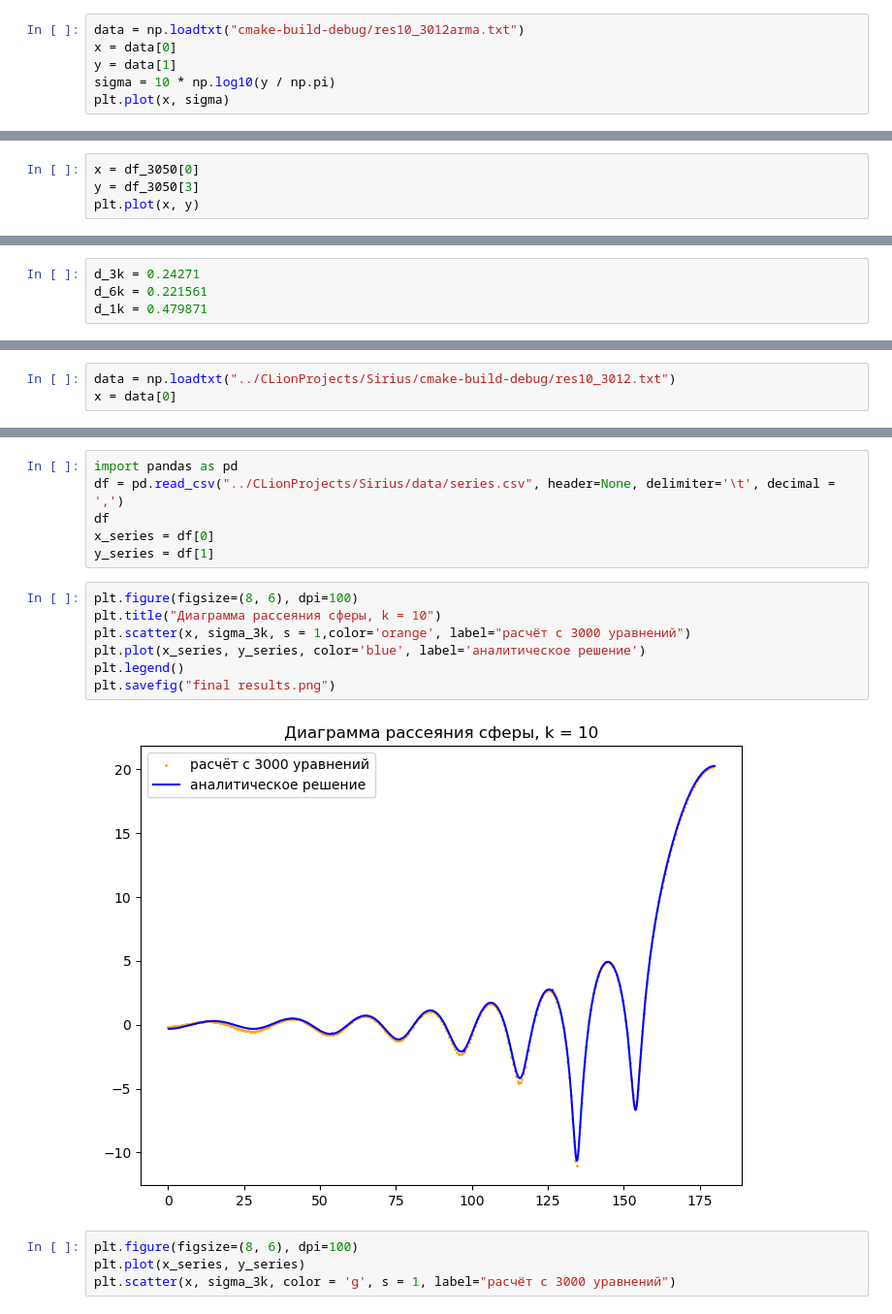
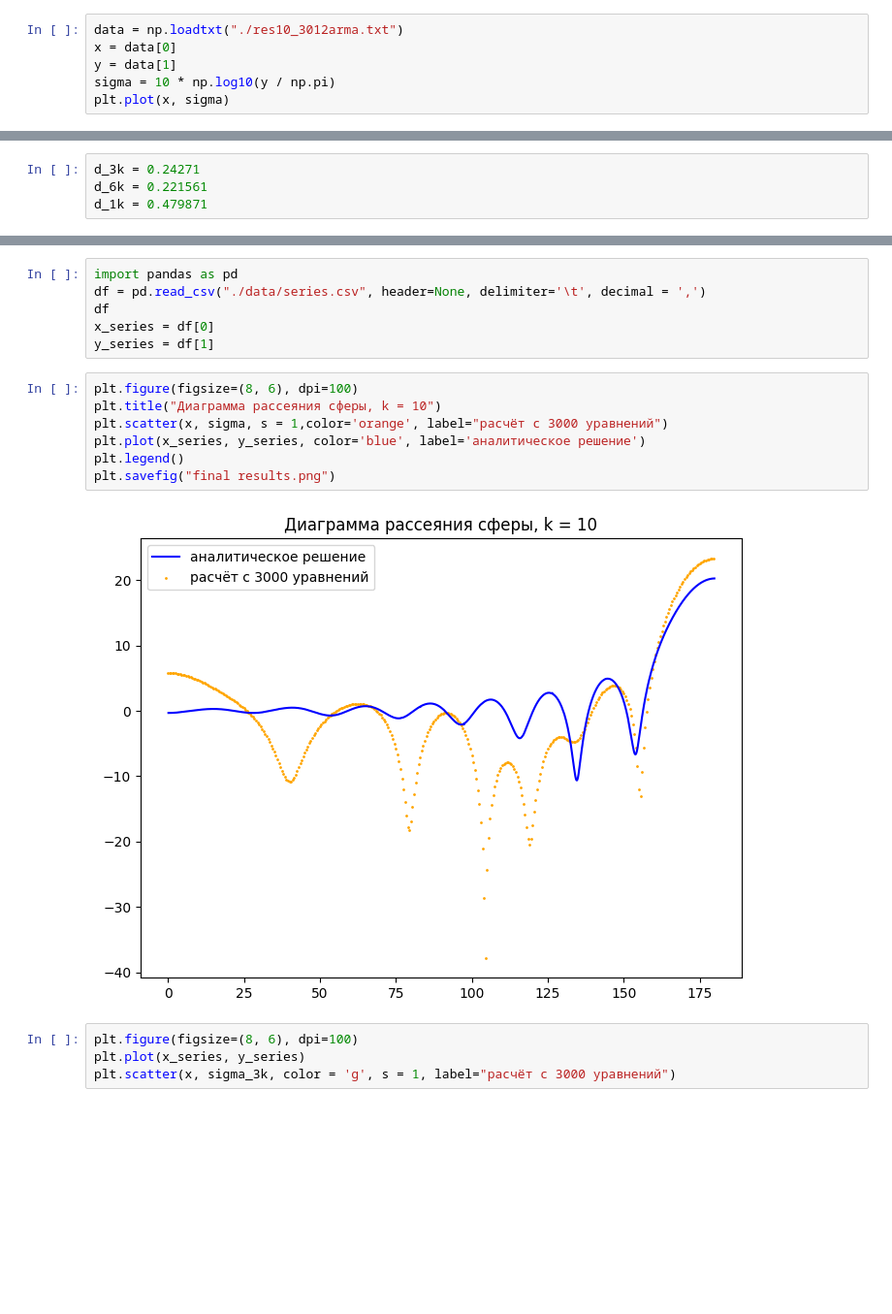
Before and after one commit to vnebelunka/SiriusSam, a Jupyter notebook: plot.ipynb, the cells around one changed output, grey strips where cells are left out. Shown: that part at 97% size. Drawn from its saved outputs; the diff is of its cells as text; blank space fills up the shorter version.

```diff
--- a/plot.ipynb
+++ b/plot.ipynb
@@ -4,7 +4,7 @@ import re
 import matplotlib.pyplot as plt
 import pandas as pd
 # %%
-data = np.loadtxt("cmake-build-debug/res10_3012arma.txt")
+data = np.loadtxt("./res10_3012arma.txt")
 x = data[0]
 y = data[1]
 sigma = 10 * np.log10(y / np.pi)
@@ -15,4 +14,0 @@ plt.plot(x, sigma)
-# %%
-x = df_3050[0]
-y = df_3050[3]
-plt.plot(x, y)
@@ -29,3 +18,0 @@ d_1k = 0.479871
-# %%
-data = np.loadtxt("../CLionProjects/Sirius/cmake-build-debug/res10_3012.txt")
-x = data[0]
@@ -57,18 +19,18 @@ plt.show()
 # %%
 import pandas as pd
-df = pd.read_csv("../CLionProjects/Sirius/data/series.csv", header=None, delimiter='\t', decimal = ',')
+df = pd.read_csv("./data/series.csv", header=None, delimiter='\t', decimal = ',')
 df
 x_series = df[0]
 y_series = df[1]
 # %%
 plt.figure(figsize=(8, 6), dpi=100)
 plt.title("Диаграмма рассеяния сферы, k = 10")
-plt.scatter(x, sigma_3k, s = 1,color='orange', label="расчёт с 3000 уравнений")
+plt.scatter(x, sigma, s = 1,color='orange', label="расчёт с 3000 уравнений")
 plt.plot(x_series, y_series, color='blue', label='аналитическое решение')
 plt.legend()
 plt.savefig("final results.png")
 # %% [output]
-[figure, old version]
+[figure, new version]
 # %%
 plt.figure(figsize=(8, 6), dpi=100)
 plt.plot(x_series, y_series)
```
Also changed, not shown: parts of 8 cells of this notebook, 10 other files.
